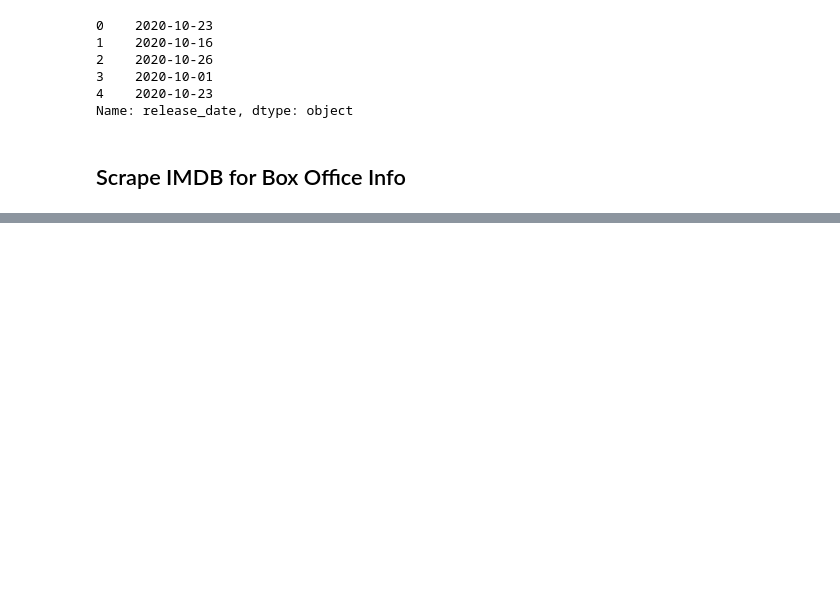
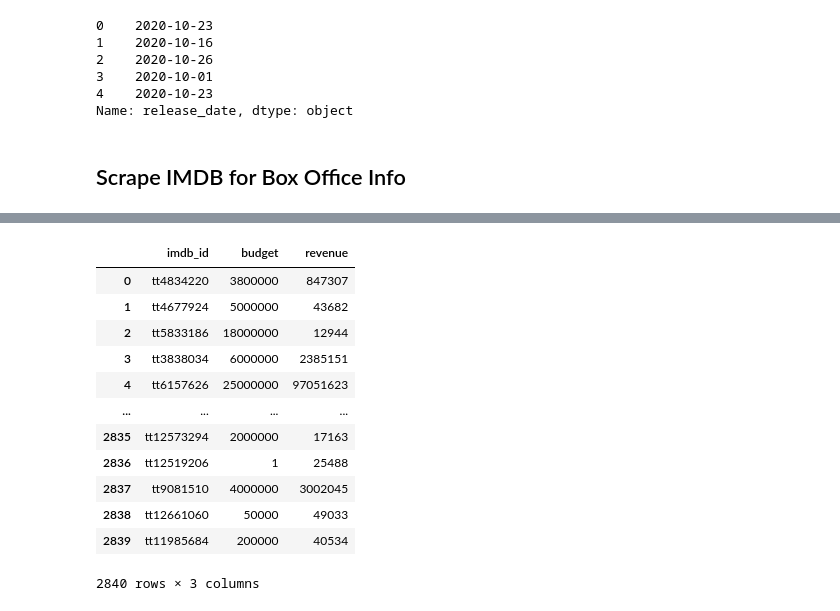
Before and after one commit to ghcn345/Data-Science-in-Film-Industry, a Jupyter notebook: Data Scrape.ipynb, the cells around one changed output, grey strips where cells are left out. Saved outputs shown, nothing was run; the diff lists cells and outputs as text; code cells hidden in the pictures; blank space fills up the shorter version.

```diff
--- a/Data Scrape.ipynb
+++ b/Data Scrape.ipynb
@@ -393,0 +499,18 @@ except:
+# %%
+dfff = dff.transpose()
+dfff.columns = ["imdb_id", "budget_i", "revenue_i"]
+dfff
+# %% [output]
+|  | imdb_id | budget | revenue |
+| 0 | tt4834220 | 3800000 | 847307 |
+| 1 | tt4677924 | 5000000 | 43682 |
+| 2 | tt5833186 | 18000000 | 12944 |
+| 3 | tt3838034 | 6000000 | 2385151 |
+| 4 | tt6157626 | 25000000 | 97051623 |
+| ... | ... | ... | ... |
+| 2835 | tt12573294 | 2000000 | 17163 |
+| 2836 | tt12519206 | 1 | 25488 |
+| 2837 | tt9081510 | 4000000 | 3002045 |
+| 2838 | tt12661060 | 50000 | 49033 |
+| 2839 | tt11985684 | 200000 | 40534 |
+2840 rows × 3 columns
```
Also changed, not shown: parts of 35 cells of this notebook, 2 other files.
